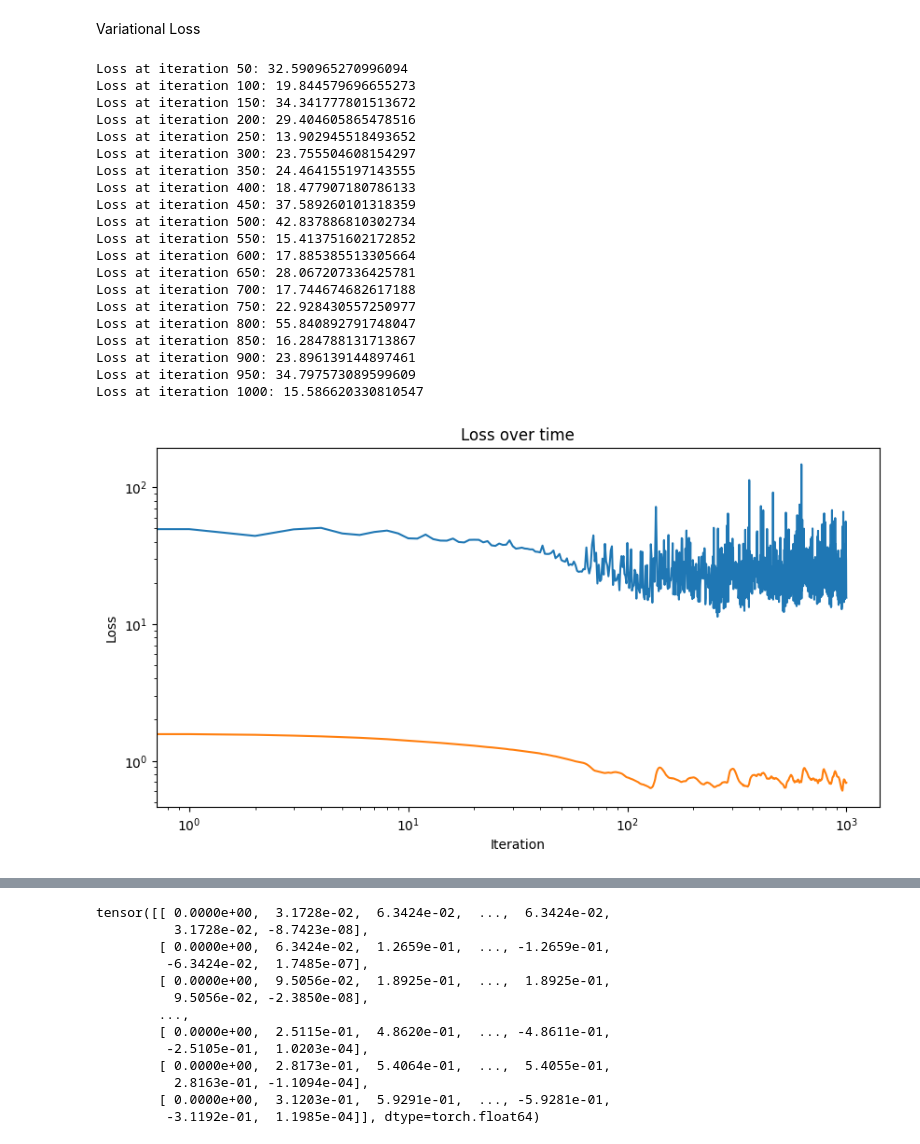
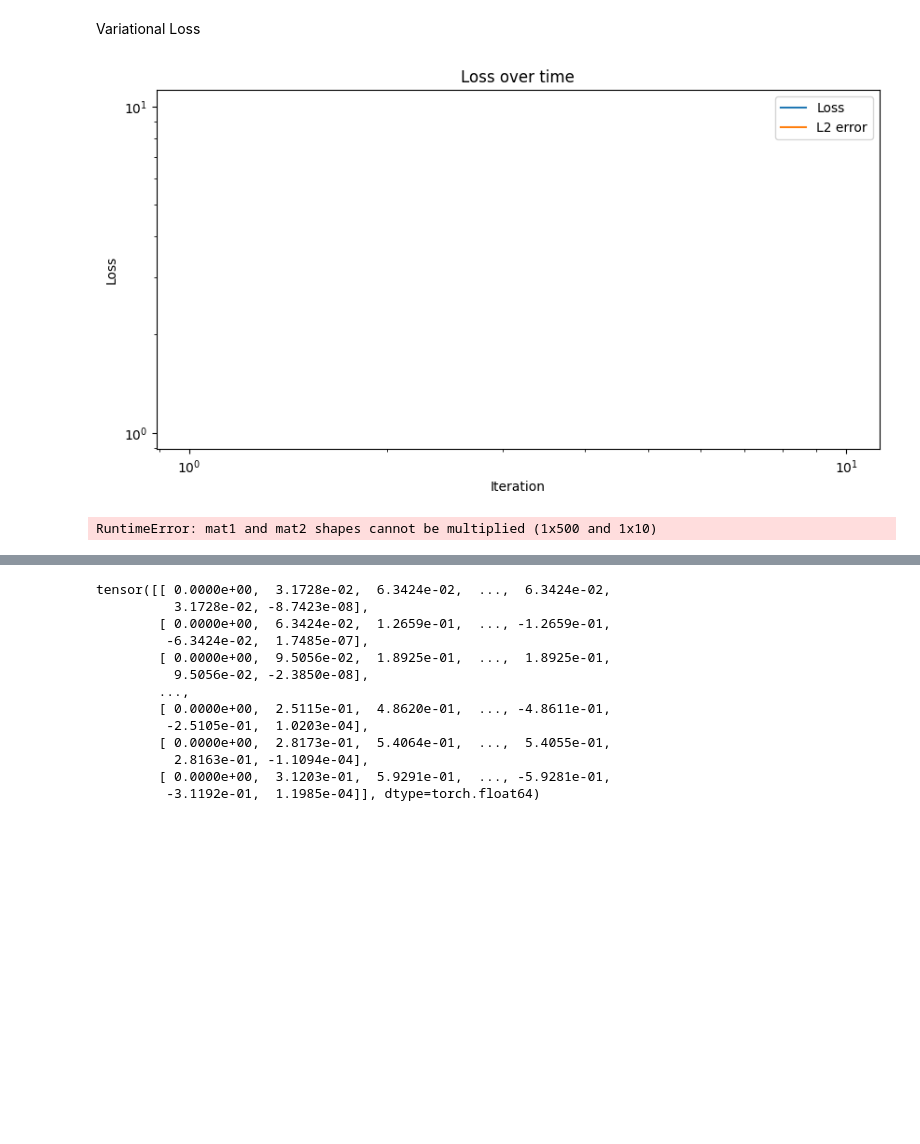
Before and after one commit to jpaguilarc99/PIML-EDP, a Jupyter notebook: vpinn/VPINN.ipynb, the cells around one changed output, grey strips where cells are left out. Cells and saved outputs as stored; diff of their text form; code cells hidden in the pictures; blank space fills up the shorter version.

Commit message:
variational neural network with helmholtz vectors

```diff
--- a/vpinn/VPINN.ipynb
+++ b/vpinn/VPINN.ipynb
@@ -163,10 +187,10 @@ class FCN(nn.Module):
 Formulación problema
 # %%
 def f_rhs(x):
-  return 4*torch.sin(2 * x)
+  return -0.7 * 0.3 * (x**-1.3) * (x - torch.pi) + (0.7*x**-0.3) * (1) + (0.7 * x**-0.3)  #0.*x-2. #4*torch.sin(2 * x)
 
 def exact_u(x):
-  return torch.sin(2 * x)
+  return x**0.7 * (x - torch.pi) #x*(x-torch.pi) #torch.sin(2 * x)
 # %% [markdown]
 **Variational Neural Network**
 # %% [markdown]
@@ -176,19 +200,21 @@ def compute_integral(y, x):
     integral = torch.trapz(y, x, dim=0)
     return integral
 
-def compute_loss(model, x, v):
+def compute_loss(model, x, v, v_dv):
     u = model(x)
     du = torch.autograd.grad(u, x, torch.ones_like(u), create_graph=True, retain_graph=True)[0]
 
-    dvs = list()
-    for mode in v.T:
-        dv = torch.autograd.grad(mode.sum(), x, create_graph=True)[0]
-        dvs.append(dv)
-    dvs = torch.stack(dvs)
+    #dvs = list()
+    #for mode in v.T:
+    #    dv = torch.autograd.grad(mode.sum(), x, create_graph=True)[0]
+    #    dvs.append(dv)
+    #dvs = torch.stack(dvs)
+    dvs = v_dv
 
     f_rhs_val = f_rhs(x)
-    integral_left = compute_integral(torch.einsum('jl,kjl->jk',du,dvs),x)
-    integral_right = compute_integral(torch.einsum('jl,jk->jk',f_rhs_val,v), x)
+    #integral_left = compute_integral(torch.einsum('jl,kjl->jk', du, dvs),x)    BUENO SINS FUNCS
+    integral_left = compute_integral(torch.einsum('ij,ij->ij', du, dvs), x) # PRUEBA HELMHOLTZ
+    integral_right = compute_integral(torch.einsum('jl,jk->jk', f_rhs_val, v), x)
 
     error_PDE = (integral_left - integral_right)**2
     loss = error_PDE.sum()
@@ -207,8 +233,8 @@ def compute_L2_error(model, x, exact_u):
     return L2_output.item()
 
 def main():
-    N_modes = 20
-    n_pts = 100
+    N_modes = 10
+    n_pts = 500
     iterations = 1000
 
     torch.manual_seed(123)
@@ -221,66 +247,64 @@ def main():
 
     for i in range(iterations):
 
-        random_points = torch.rand(n_pts)
-        x = torch.sort(random_points*torch.pi)[0]
+        #random_points = torch.rand(n_pts)
+        #x = torch.sort(random_points * torch.pi)[0]
+        x = torch.linspace(0, np.pi, n_pts)
+
+        # Funciones de test - vectores propios Helmholtz
+        v_test = torch.zeros(n_pts, N_modes)
+        v_dv = torch.zeros(n_pts, N_modes)
+        for i in range(vecs_comp.shape[1]):
+            spline_mode = UnivariateSpline(x, vecs_comp[:, i], s=0, k=1)
+            v_mode = spline_mode(x)
+            v_mode = v_mode.reshape(n_pts, 1)
+            v_test[:, i] = torch.tensor(v_mode).squeeze()
+            v_dv[:, i] = torch.tensor(spline_mode.derivative()(x)).squeeze()
 
         x = x.requires_grad_(True).view(n_pts, 1)
 
-        v = torch.sin(torch.einsum('jk,i->ji', x, n))
+        # Funciones test sin funcs
+        #v = torch.sin(torch.einsum('jk,i->ji', x, n))
+        #print(f"v shape: {v.shape}")
+
+        v = v_test
+        dvs = v_dv
 
         optimizer.zero_grad()
 
-        loss = compute_loss(model, x, v)
+        loss = compute_loss(model, x, v, dvs)
         loss.backward(retain_graph=True)
         optimizer.step()
 
         losses.append(loss.item())
         L2_errors.append(compute_L2_error(model, x, exact_u))
         if (i+1) % 50 == 0:
             print(f"Loss at iteration {i+1}: {loss.item():.15f}")
 
     plt.figure(figsize=(10, 5))
     plt.loglog(losses, label='Loss')
     plt.loglog(L2_errors, label='L2 error')
     plt.title('Loss over time')
     plt.xlabel('Iteration')
     plt.ylabel('Loss')
+    plt.legend()
     plt.show()
 
     x_test = torch.linspace(0, np.pi, n_pts).view(n_pts, 1)
     y_test = model(x_test).detach().numpy()
     y_real = exact_u(x_test).detach().numpy()
 
     plt.figure(figsize=(10, 5))
     plt.plot(x_test.numpy(), y_test, label='Model output')
     plt.plot(x_test.numpy(), y_real, label='Real output')
     plt.title('Model output vs Real output')
     plt.xlabel('x')
     plt.ylabel('y')
     plt.legend()
     plt.show()
 
 if __name__ == "__main__":
     main()
 # %% [output]
+[figure, new version]
-Loss at iteration 50: 32.590965270996094
-Loss at iteration 100: 19.844579696655273
-Loss at iteration 150: 34.341777801513672
-Loss at iteration 200: 29.404605865478516
-Loss at iteration 250: 13.902945518493652
-Loss at iteration 300: 23.755504608154297
-Loss at iteration 350: 24.464155197143555
-Loss at iteration 400: 18.477907180786133
-Loss at iteration 450: 37.589260101318359
-Loss at iteration 500: 42.837886810302734
-Loss at iteration 550: 15.413751602172852
-Loss at iteration 600: 17.885385513305664
-Loss at iteration 650: 28.067207336425781
-Loss at iteration 700: 17.744674682617188
-Loss at iteration 750: 22.928430557250977
-Loss at iteration 800: 55.840892791748047
-Loss at iteration 850: 16.284788131713867
-Loss at iteration 900: 23.896139144897461
-Loss at iteration 950: 34.797573089599609
-Loss at iteration 1000: 15.586620330810547
+RuntimeError: mat1 and mat2 shapes cannot be multiplied (1x500 and 1x10)
-[figure, old version]
```
Also changed, not shown: parts of 5 cells of this notebook.
